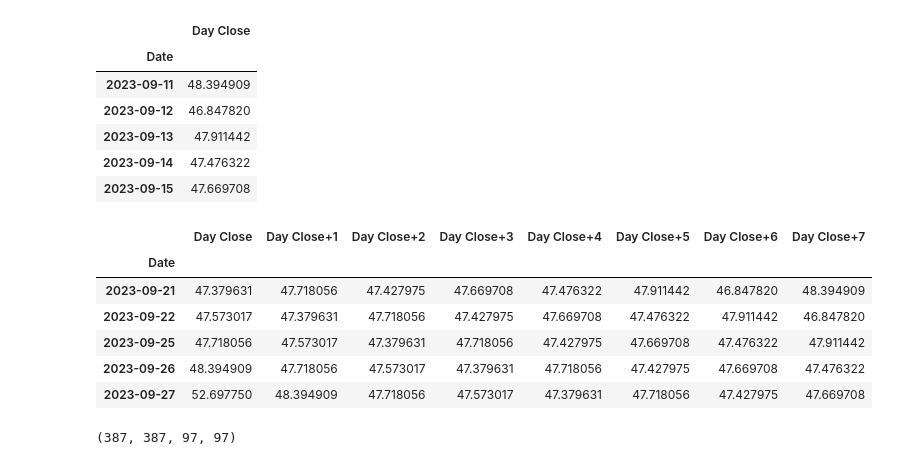
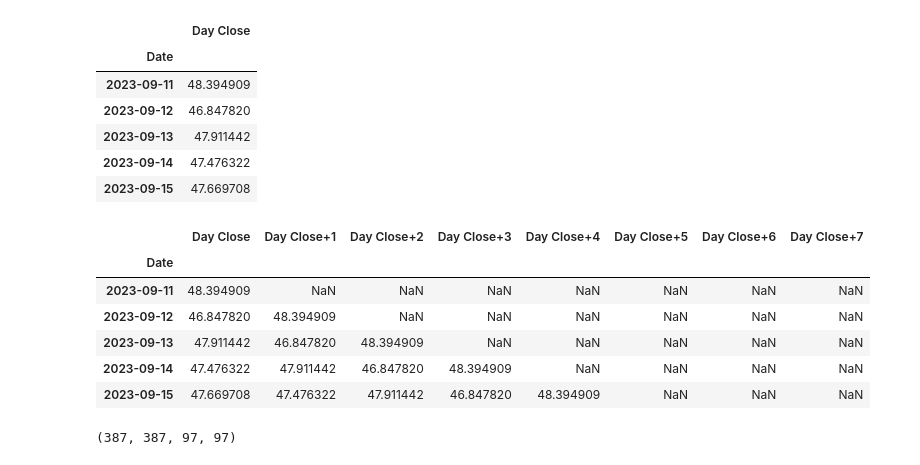
Before and after one commit to YuvanBharathi13/USFB-Time-Series-Analaysis, a Jupyter notebook: USFB_timeSeriesAnalysis.ipynb, the cells around one changed output. Drawn from its saved outputs; the diff is of its cells as text; code cells hidden in the pictures.

```diff
--- a/USFB_timeSeriesAnalysis.ipynb
+++ b/USFB_timeSeriesAnalysis.ipynb
@@ -194,16 +191,16 @@ usfb.head()
 # %%
 usfb_nbeats = usfb.copy()
 for i in range(window_size):
-  usfb_nbeats [f"Day Close+{i+1}"] = usfb_nbeats ["Day Close"].shift(periods=i+1)
-usfb_nbeats.dropna().head()
+  usfb_nbeats[f"Day Close+{i+1}"] = usfb_nbeats["Day Close"].shift(periods=i+1)
+usfb_nbeats.head()
 # %% [output]
 |  | Day Close | Day Close+1 | Day Close+2 | Day Close+3 | Day Close+4 | Day Close+5 | Day Close+6 | Day Close+7 |
 | Date |  |  |  |  |  |  |  |  |
-| 2023-09-21 | 47.379631 | 47.718056 | 47.427975 | 47.669708 | 47.476322 | 47.911442 | 46.847820 | 48.394909 |
-| 2023-09-22 | 47.573017 | 47.379631 | 47.718056 | 47.427975 | 47.669708 | 47.476322 | 47.911442 | 46.847820 |
-| 2023-09-25 | 47.718056 | 47.573017 | 47.379631 | 47.718056 | 47.427975 | 47.669708 | 47.476322 | 47.911442 |
-| 2023-09-26 | 48.394909 | 47.718056 | 47.573017 | 47.379631 | 47.718056 | 47.427975 | 47.669708 | 47.476322 |
-| 2023-09-27 | 52.697750 | 48.394909 | 47.718056 | 47.573017 | 47.379631 | 47.718056 | 47.427975 | 47.669708 |
+| 2023-09-11 | 48.394909 | NaN | NaN | NaN | NaN | NaN | NaN | NaN |
+| 2023-09-12 | 46.847820 | 48.394909 | NaN | NaN | NaN | NaN | NaN | NaN |
+| 2023-09-13 | 47.911442 | 46.847820 | 48.394909 | NaN | NaN | NaN | NaN | NaN |
+| 2023-09-14 | 47.476322 | 47.911442 | 46.847820 | 48.394909 | NaN | NaN | NaN | NaN |
+| 2023-09-15 | 47.669708 | 47.476322 | 47.911442 | 46.847820 | 48.394909 | NaN | NaN | NaN |
 # %%
 X = usfb_nbeats.dropna().drop("Day Close", axis=1)
 y = usfb_nbeats.dropna()["Day Close"]
```
Also changed, not shown: parts of 11 cells of this notebook.
